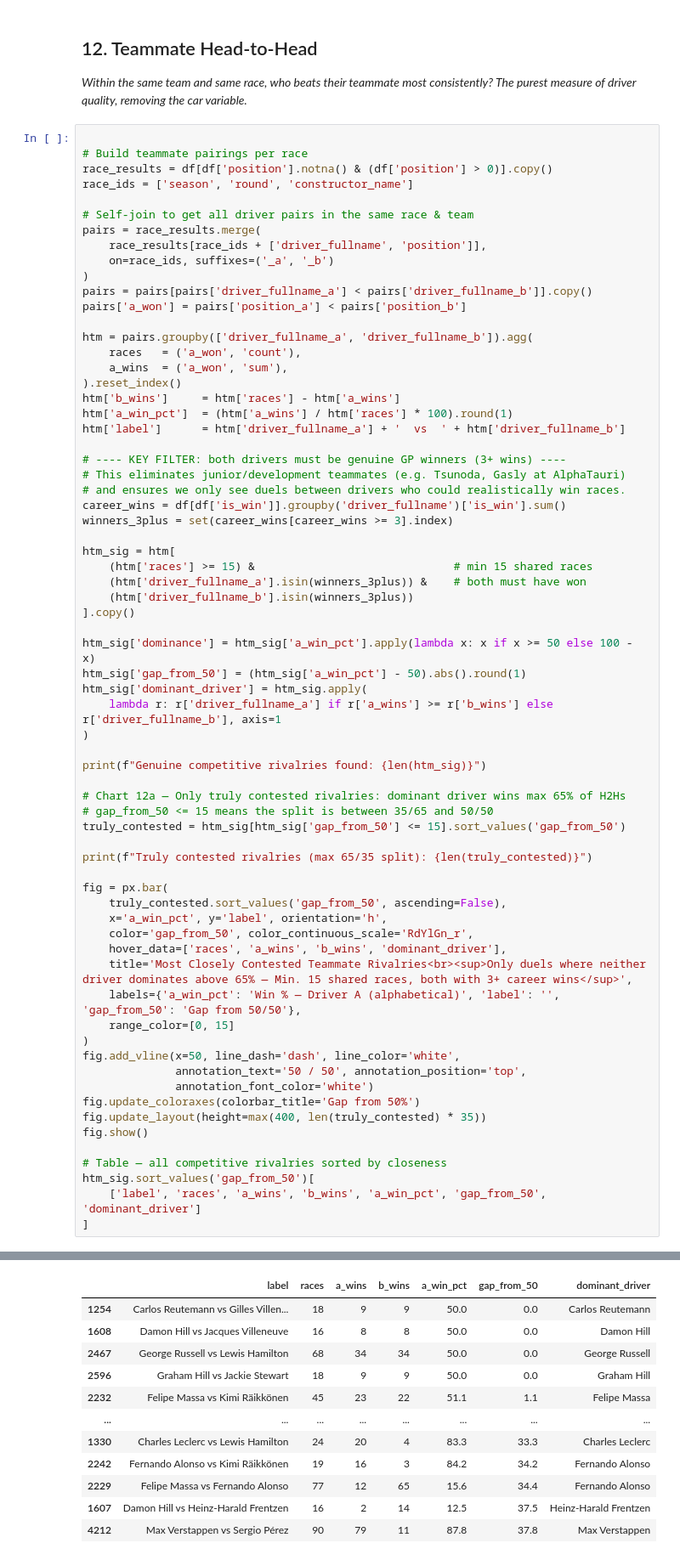
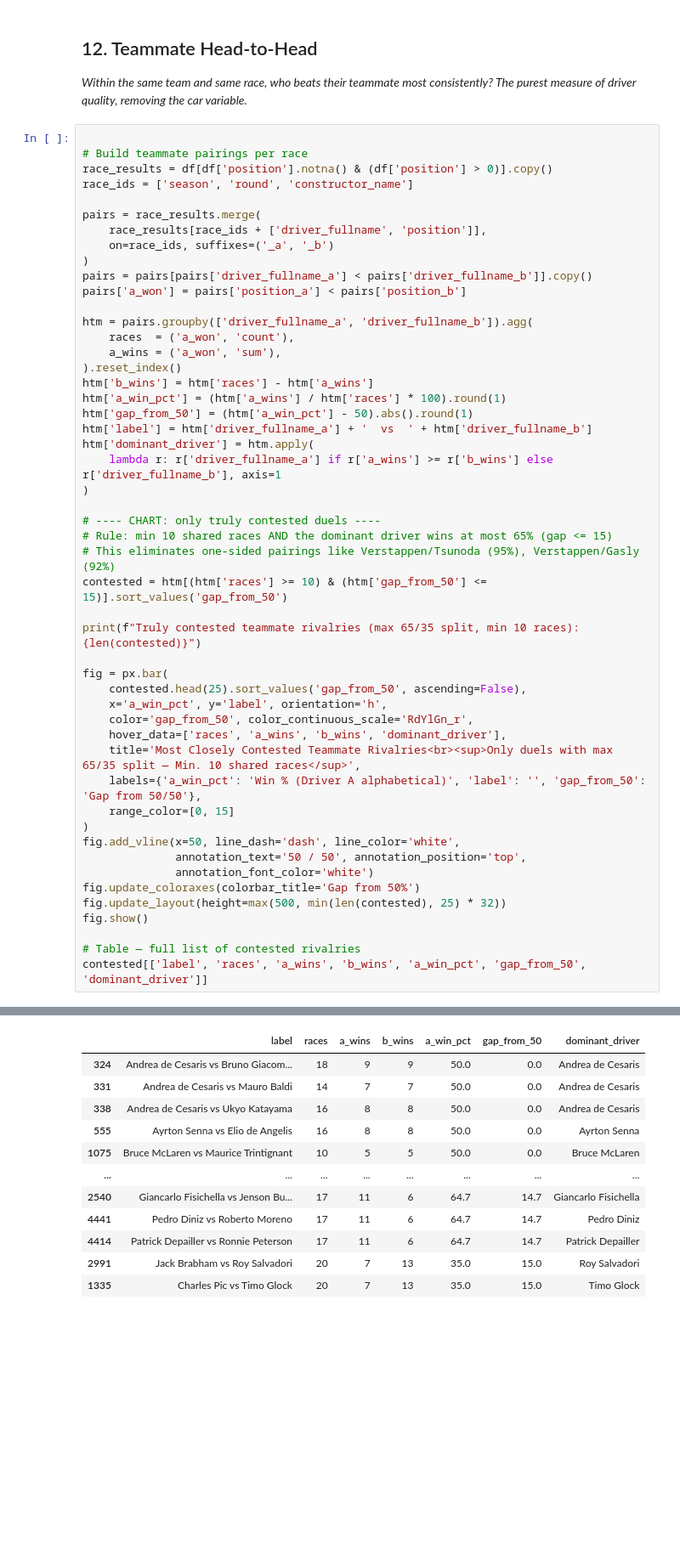
Before and after one commit to MamadouLamineDiamban/f1_data_engine, a Jupyter notebook: notebooks/f1_statistical_analysis.ipynb, the cells around one changed output, grey strips where cells are left out. Shown at 85% size. Cells and saved outputs as stored; diff of their text form; blank space fills up the shorter version.

Commit message:
fix: s12 simplified - only gap_from_50 filter, no career wins gate

```diff
--- a/notebooks/f1_statistical_analysis.ipynb
+++ b/notebooks/f1_statistical_analysis.ipynb
@@ -945,7 +945,6 @@ all_streaks.sort_values('longest_win_streak', ascending=False).head(15)[
 race_results = df[df['position'].notna() & (df['position'] > 0)].copy()
 race_ids = ['season', 'round', 'constructor_name']
 
-# Self-join to get all driver pairs in the same race & team
 pairs = race_results.merge(
     race_results[race_ids + ['driver_fullname', 'position']],
     on=race_ids, suffixes=('_a', '_b')
@@ -954,57 +953,40 @@ pairs = pairs[pairs['driver_fullname_a'] < pairs['driver_fullname_b']].copy()
 pairs['a_won'] = pairs['position_a'] < pairs['position_b']
 
 htm = pairs.groupby(['driver_fullname_a', 'driver_fullname_b']).agg(
-    races   = ('a_won', 'count'),
-    a_wins  = ('a_won', 'sum'),
+    races  = ('a_won', 'count'),
+    a_wins = ('a_won', 'sum'),
 ).reset_index()
-htm['b_wins']     = htm['races'] - htm['a_wins']
-htm['a_win_pct']  = (htm['a_wins'] / htm['races'] * 100).round(1)
-htm['label']      = htm['driver_fullname_a'] + '  vs  ' + htm['driver_fullname_b']
-
-# ---- KEY FILTER: both drivers must be genuine GP winners (3+ wins) ----
-# This eliminates junior/development teammates (e.g. Tsunoda, Gasly at AlphaTauri)
-# and ensures we only see duels between drivers who could realistically win races.
-career_wins = df[df['is_win']].groupby('driver_fullname')['is_win'].sum()
-winners_3plus = set(career_wins[career_wins >= 3].index)
-
-htm_sig = htm[
-    (htm['races'] >= 15) &                              # min 15 shared races
-    (htm['driver_fullname_a'].isin(winners_3plus)) &    # both must have won
-    (htm['driver_fullname_b'].isin(winners_3plus))
-].copy()
-
-htm_sig['dominance'] = htm_sig['a_win_pct'].apply(lambda x: x if x >= 50 else 100 - x)
-htm_sig['gap_from_50'] = (htm_sig['a_win_pct'] - 50).abs().round(1)
-htm_sig['dominant_driver'] = htm_sig.apply(
+htm['b_wins'] = htm['races'] - htm['a_wins']
+htm['a_win_pct'] = (htm['a_wins'] / htm['races'] * 100).round(1)
+htm['gap_from_50'] = (htm['a_win_pct'] - 50).abs().round(1)
+htm['label'] = htm['driver_fullname_a'] + '  vs  ' + htm['driver_fullname_b']
+htm['dominant_driver'] = htm.apply(
     lambda r: r['driver_fullname_a'] if r['a_wins'] >= r['b_wins'] else r['driver_fullname_b'], axis=1
 )
 
-print(f"Genuine competitive rivalries found: {len(htm_sig)}")
+# ---- CHART: only truly contested duels ----
+# Rule: min 10 shared races AND the dominant driver wins at most 65% (gap <= 15)
+# This eliminates one-sided pairings like Verstappen/Tsunoda (95%), Verstappen/Gasly (92%)
+contested = htm[(htm['races'] >= 10) & (htm['gap_from_50'] <= 15)].sort_values('gap_from_50')
 
-# Chart 12a — Only truly contested rivalries: dominant driver wins max 65% of H2Hs
-# gap_from_50 <= 15 means the split is between 35/65 and 50/50
-truly_contested = htm_sig[htm_sig['gap_from_50'] <= 15].sort_values('gap_from_50')
-
-print(f"Truly contested rivalries (max 65/35 split): {len(truly_contested)}")
+print(f"Truly contested teammate rivalries (max 65/35 split, min 10 races): {len(contested)}")
 
 fig = px.bar(
-    truly_contested.sort_values('gap_from_50', ascending=False),
+    contested.head(25).sort_values('gap_from_50', ascending=False),
     x='a_win_pct', y='label', orientation='h',
     color='gap_from_50', color_continuous_scale='RdYlGn_r',
     hover_data=['races', 'a_wins', 'b_wins', 'dominant_driver'],
-    title='Most Closely Contested Teammate Rivalries<br><sup>Only duels where neither driver dominates above 65% — Min. 15 shared races, both with 3+ career wins</sup>',
-    labels={'a_win_pct': 'Win % — Driver A (alphabetical)', 'label': '', 'gap_from_50': 'Gap from 50/50'},
+    title='Most Closely Contested Teammate Rivalries<br><sup>Only duels with max 65/35 split — Min. 10 shared races</sup>',
+    labels={'a_win_pct': 'Win % (Driver A alphabetical)', 'label': '', 'gap_from_50': 'Gap from 50/50'},
     range_color=[0, 15]
 )
 fig.add_vline(x=50, line_dash='dash', line_color='white',
               annotation_text='50 / 50', annotation_position='top',
               annotation_font_color='white')
 fig.update_coloraxes(colorbar_title='Gap from 50%')
-fig.update_layout(height=max(400, len(truly_contested) * 35))
+fig.update_layout(height=max(500, min(len(contested), 25) * 32))
 fig.show()
 
-# Table — all competitive rivalries sorted by closeness
-htm_sig.sort_values('gap_from_50')[
-    ['label', 'races', 'a_wins', 'b_wins', 'a_win_pct', 'gap_from_50', 'dominant_driver']
-]
+# Table — full list of contested rivalries
+contested[['label', 'races', 'a_wins', 'b_wins', 'a_win_pct', 'gap_from_50', 'dominant_driver']]
 # %% [output]
@@ -1013,12 +994,12 @@ Truly contested rivalries (max 65/35 split): 59
 |  | label | races | a_wins | b_wins | a_win_pct | gap_from_50 | dominant_driver |
-| 1254 | Carlos Reutemann vs Gilles Villen... | 18 | 9 | 9 | 50.0 | 0.0 | Carlos Reutemann |
-| 1608 | Damon Hill vs Jacques Villeneuve | 16 | 8 | 8 | 50.0 | 0.0 | Damon Hill |
-| 2467 | George Russell vs Lewis Hamilton | 68 | 34 | 34 | 50.0 | 0.0 | George Russell |
-| 2596 | Graham Hill vs Jackie Stewart | 18 | 9 | 9 | 50.0 | 0.0 | Graham Hill |
-| 2232 | Felipe Massa vs Kimi Räikkönen | 45 | 23 | 22 | 51.1 | 1.1 | Felipe Massa |
+| 324 | Andrea de Cesaris vs Bruno Giacom... | 18 | 9 | 9 | 50.0 | 0.0 | Andrea de Cesaris |
+| 331 | Andrea de Cesaris vs Mauro Baldi | 14 | 7 | 7 | 50.0 | 0.0 | Andrea de Cesaris |
+| 338 | Andrea de Cesaris vs Ukyo Katayama | 16 | 8 | 8 | 50.0 | 0.0 | Andrea de Cesaris |
+| 555 | Ayrton Senna vs Elio de Angelis | 16 | 8 | 8 | 50.0 | 0.0 | Ayrton Senna |
+| 1075 | Bruce McLaren vs Maurice Trintignant | 10 | 5 | 5 | 50.0 | 0.0 | Bruce McLaren |
 | ... | ... | ... | ... | ... | ... | ... | ... |
-| 1330 | Charles Leclerc vs Lewis Hamilton | 24 | 20 | 4 | 83.3 | 33.3 | Charles Leclerc |
-| 2242 | Fernando Alonso vs Kimi Räikkönen | 19 | 16 | 3 | 84.2 | 34.2 | Fernando Alonso |
-| 2229 | Felipe Massa vs Fernando Alonso | 77 | 12 | 65 | 15.6 | 34.4 | Fernando Alonso |
-| 1607 | Damon Hill vs Heinz-Harald Frentzen | 16 | 2 | 14 | 12.5 | 37.5 | Heinz-Harald Frentzen |
-| 4212 | Max Verstappen vs Sergio Pérez | 90 | 79 | 11 | 87.8 | 37.8 | Max Verstappen |
+| 2540 | Giancarlo Fisichella vs Jenson Bu... | 17 | 11 | 6 | 64.7 | 14.7 | Giancarlo Fisichella |
+| 4441 | Pedro Diniz vs Roberto Moreno | 17 | 11 | 6 | 64.7 | 14.7 | Pedro Diniz |
+| 4414 | Patrick Depailler vs Ronnie Peterson | 17 | 11 | 6 | 64.7 | 14.7 | Patrick Depailler |
+| 2991 | Jack Brabham vs Roy Salvadori | 20 | 7 | 13 | 35.0 | 15.0 | Roy Salvadori |
+| 1335 | Charles Pic vs Timo Glock | 20 | 7 | 13 | 35.0 | 15.0 | Timo Glock |
```
Also changed, not shown: parts of 1 cell of this notebook, 1 other file.
